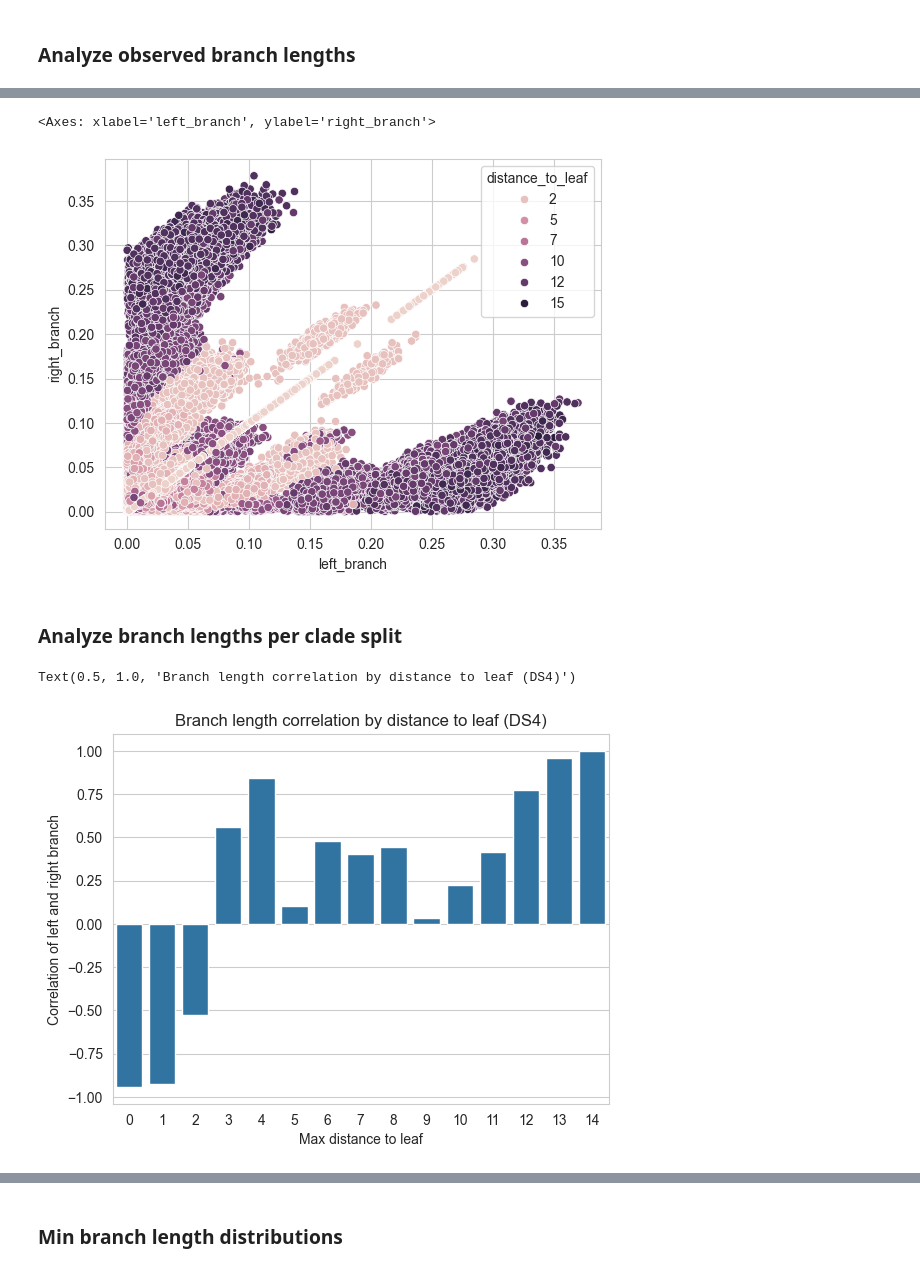
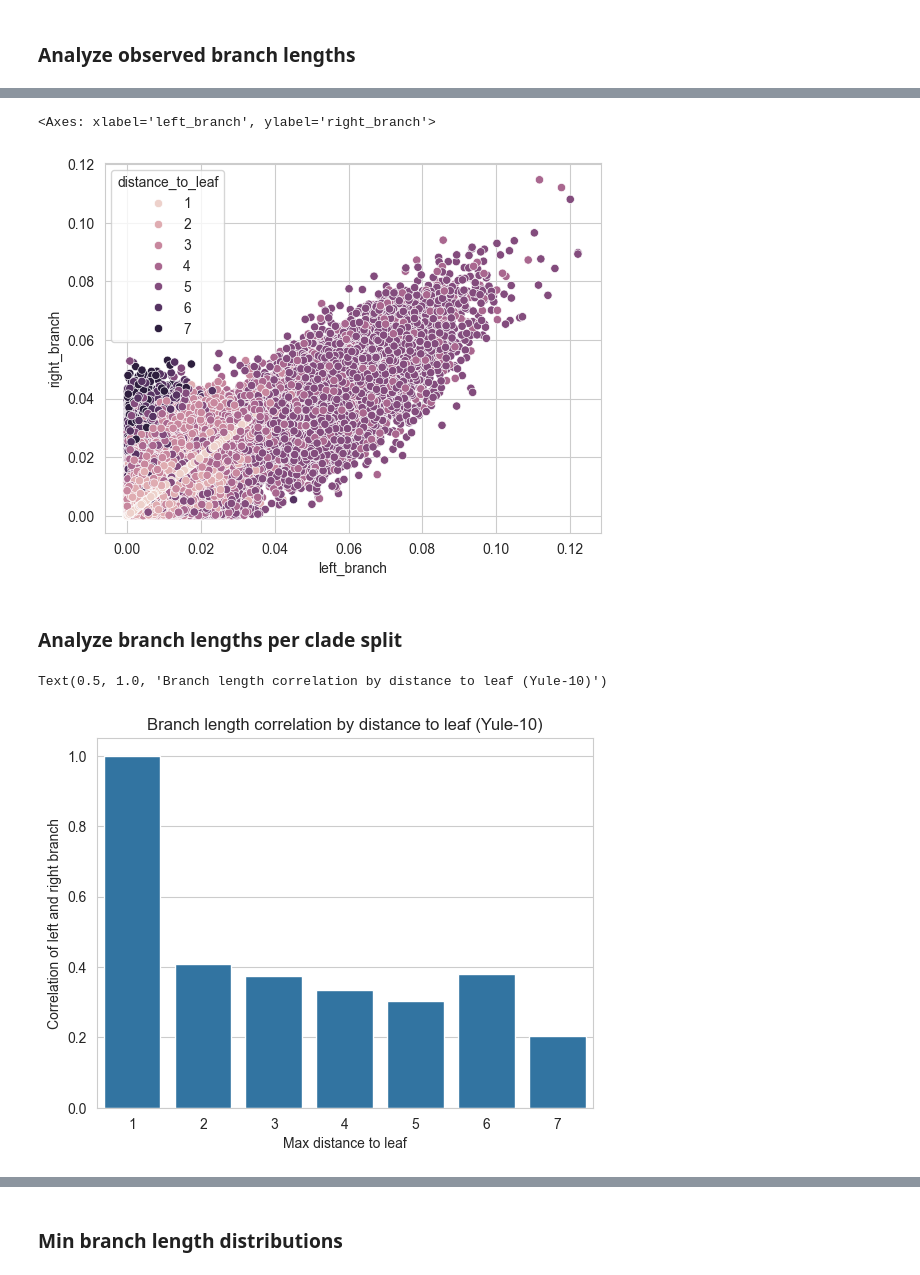
Before and after one commit to tochsner/ccd-validation, a Jupyter notebook: src/distribution_analysis/analyze_branch_lengths.ipynb, the cells around one changed output, grey strips where cells are left out. Saved outputs shown, nothing was run; the diff lists cells and outputs as text; code cells hidden in the pictures.

Commit message:
Add conditioning on clade split to some graphs.

```diff
--- a/src/distribution_analysis/analyze_branch_lengths.ipynb
+++ b/src/distribution_analysis/analyze_branch_lengths.ipynb
@@ -13,7 +13,7 @@ warnings.filterwarnings('ignore')
 
 sns.set_style("whitegrid")
 # %%
-DATA_SET = TreeDataset.DS_4
+DATA_SET = TreeDataset.YULE_10
 DATA_SET_NAME = DATA_SET.value
 # %% [markdown]
 ### Load trees
@@ -64,22 +64,24 @@ Name: min_branch, dtype: float64
 sns.scatterplot(data=df_clade_splits, x="left_branch", y="right_branch", hue="distance_to_leaf")
 # %% [output]
 <Axes: xlabel='left_branch', ylabel='right_branch'>
-[figure, old version]
+[figure, new version]
 # %% [markdown]
 ### Analyze branch lengths per clade split
 # %%
-avg_correlation_per_level = df_clade_splits.groupby("distance_to_root").apply(
-    lambda y: y["left_branch"].corr(y["right_branch"])
+avg_correlation_per_level = df_clade_splits.groupby("distance_to_leaf").apply(
+    lambda y: y.groupby("clade_split")
+    .apply(lambda x: x["left_branch"].corr(y["right_branch"]))
+    .mean()
 )
 sns.barplot(data=avg_correlation_per_level)
 
 plt.ylabel("Correlation of left and right branch")
 plt.xlabel("Max distance to leaf")
 
 plt.title(f"Branch length correlation by distance to leaf ({DATA_SET_NAME})")
 # %% [output]
-Text(0.5, 1.0, 'Branch length correlation by distance to leaf (DS4)')
+Text(0.5, 1.0, 'Branch length correlation by distance to leaf (Yule-10)')
-[figure, old version]
+[figure, new version]
 # %%
 import pandas as pd
 from tqdm import tqdm
```
Also changed, not shown: parts of 5 cells of this notebook, 2 other files.
